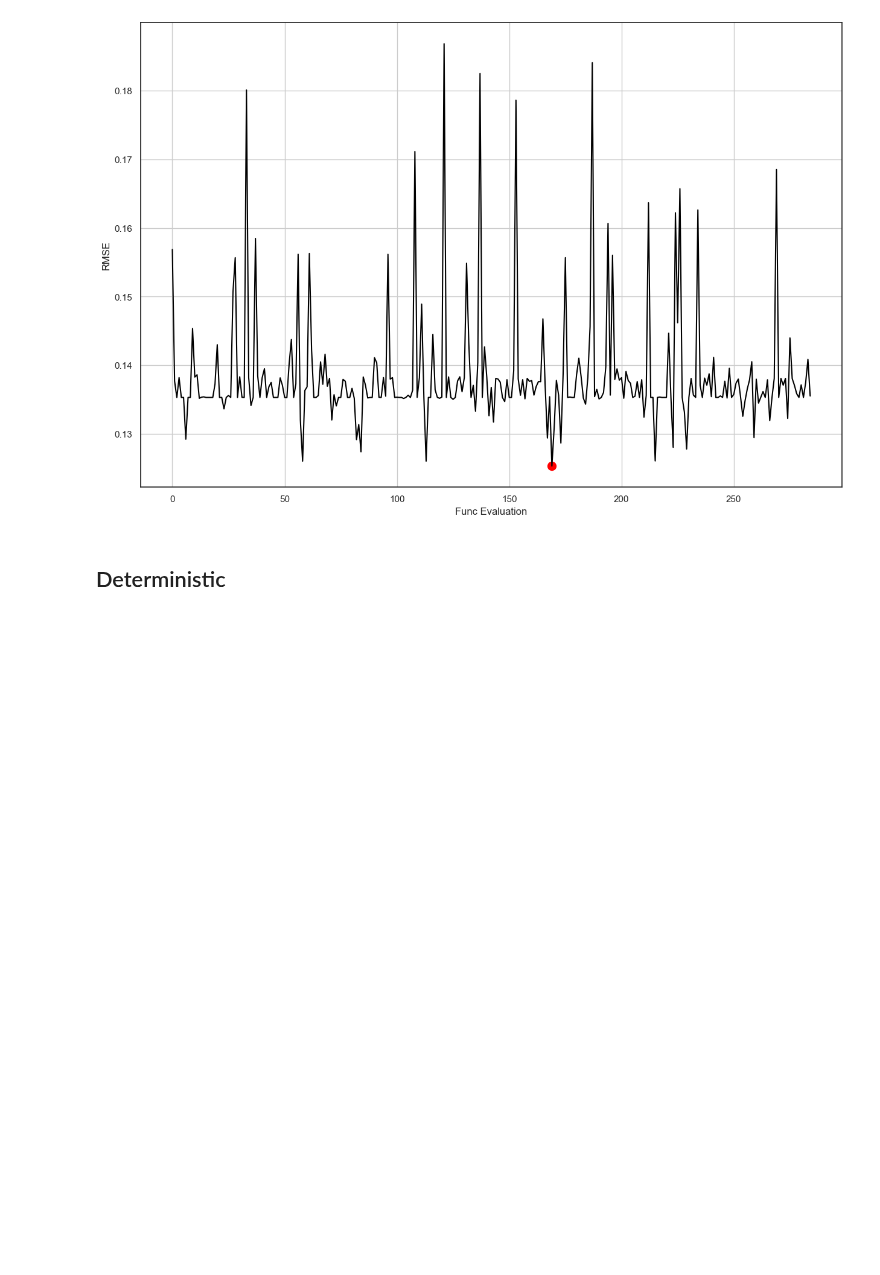
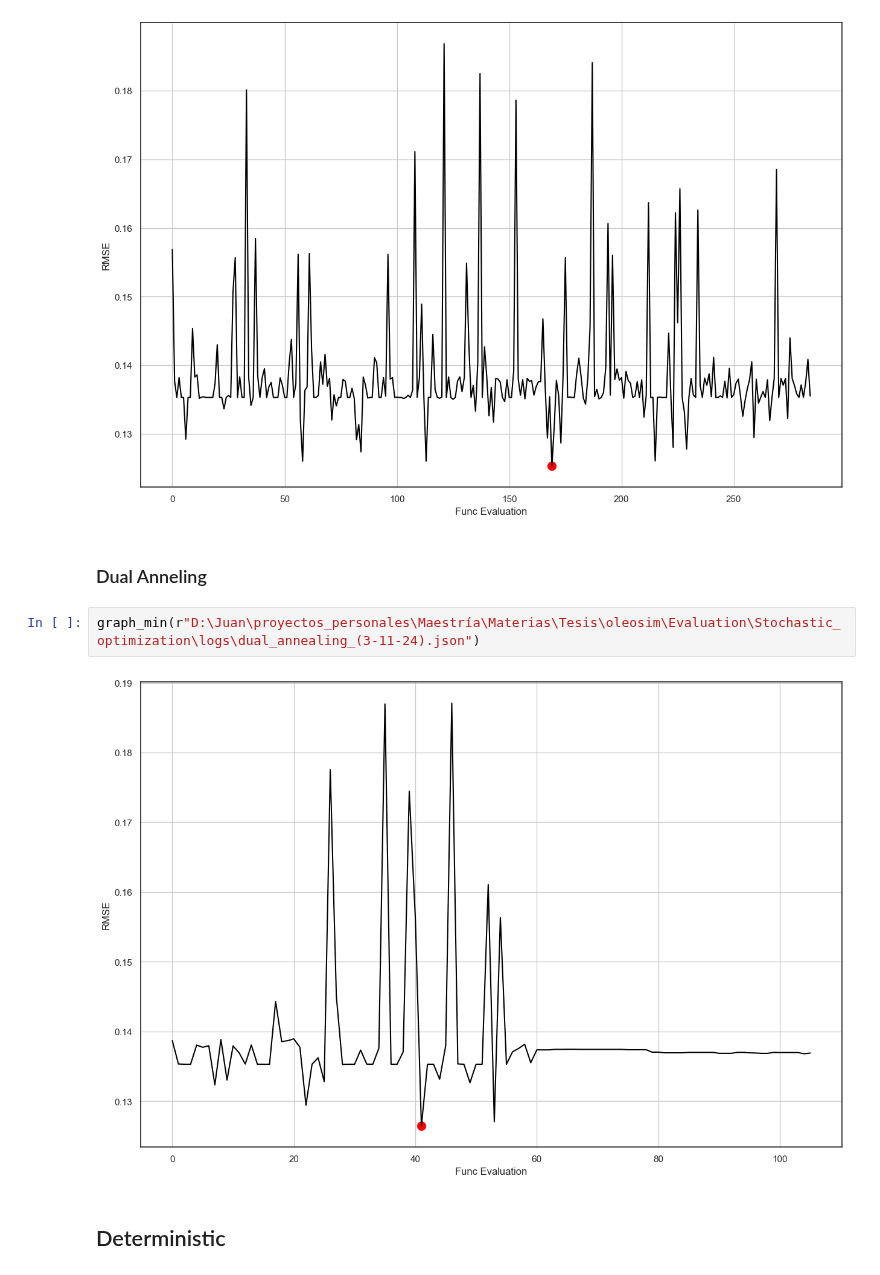
Before and after one commit to Juandhb99/ThermOleo, a Jupyter notebook: Evaluation/log_analysis.ipynb, the cells around one changed output. Drawn from its saved outputs; the diff is of its cells as text; blank space fills up the shorter version.

Commit message:
update evaluation

```diff
--- a/Evaluation/log_analysis.ipynb
+++ b/Evaluation/log_analysis.ipynb
@@ -42,6 +42,12 @@ def graph_min(log_path: str):
 graph_min("Stochastic_optimization/logs/differential_evolution_log_(1-11-24)_1.json")
 # %% [output]
 [figure]
+# %% [markdown]
+### Dual Anneling
+# %%
+graph_min(r"D:\Juan\proyectos_personales\Maestría\Materias\Tesis\oleosim\Evaluation\Stochastic_optimization\logs\dual_annealing_(3-11-24).json")
+# %% [output]
+[figure, added]
 # %% [markdown]
 ## Deterministic
 # %% [markdown]
```
Also changed, not shown: 9 other files.
